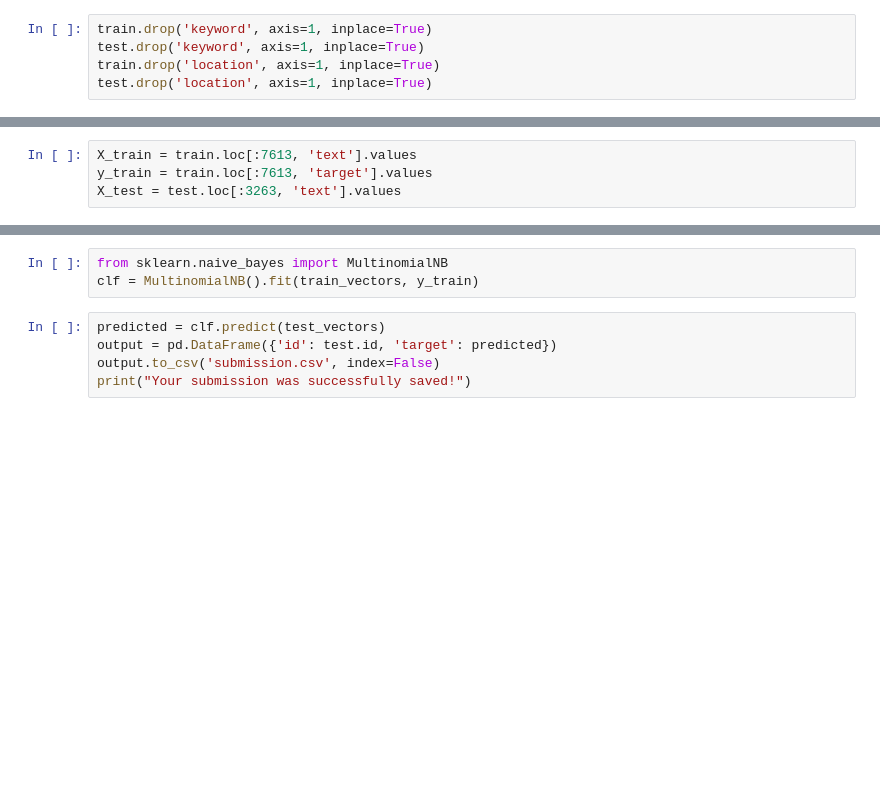
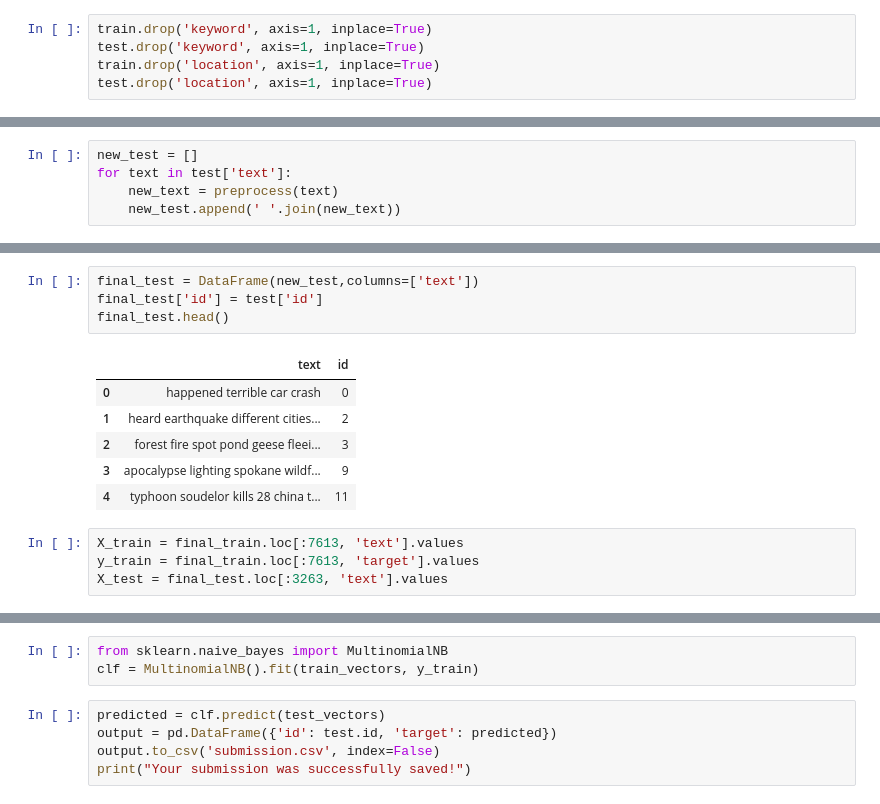
Before and after one commit to jtvkw2/Tweet-Classifer, a Jupyter notebook: Real or Fake Tweet Machine Learning.ipynb, the cells around one changed output, grey strips where cells are left out. Saved outputs shown, nothing was run; the diff lists cells and outputs as text; blank space fills up the shorter version.

```diff
--- a/Real or Fake Tweet Machine Learning.ipynb
+++ b/Real or Fake Tweet Machine Learning.ipynb
@@ -37 +138,6 @@ test.drop('location', axis=1, inplace=True)
+# %%
+new_test = []
+for text in test['text']:
+    new_text = preprocess(text)
+    new_test.append(' '.join(new_text))
 # %%
@@ -55,7 +186,18 @@ plt.show()
+# %%
+final_test = DataFrame(new_test,columns=['text'])
+final_test['id'] = test['id']
+final_test.head()
+# %% [output]
+|  | text | id |
+| 0 | happened terrible car crash | 0 |
+| 1 | heard earthquake different cities... | 2 |
+| 2 | forest fire spot pond geese fleei... | 3 |
+| 3 | apocalypse lighting spokane wildf... | 9 |
+| 4 | typhoon soudelor kills 28 china t... | 11 |
 # %%
-X_train = train.loc[:7613, 'text'].values
-y_train = train.loc[:7613, 'target'].values
-X_test = test.loc[:3263, 'text'].values
+X_train = final_train.loc[:7613, 'text'].values
+y_train = final_train.loc[:7613, 'target'].values
+X_test = final_test.loc[:3263, 'text'].values
 # %%
 from sklearn.feature_extraction.text import TfidfTransformer
 from sklearn.feature_extraction.text import TfidfVectorizer
```
Also changed, not shown: parts of 13 cells of this notebook.
